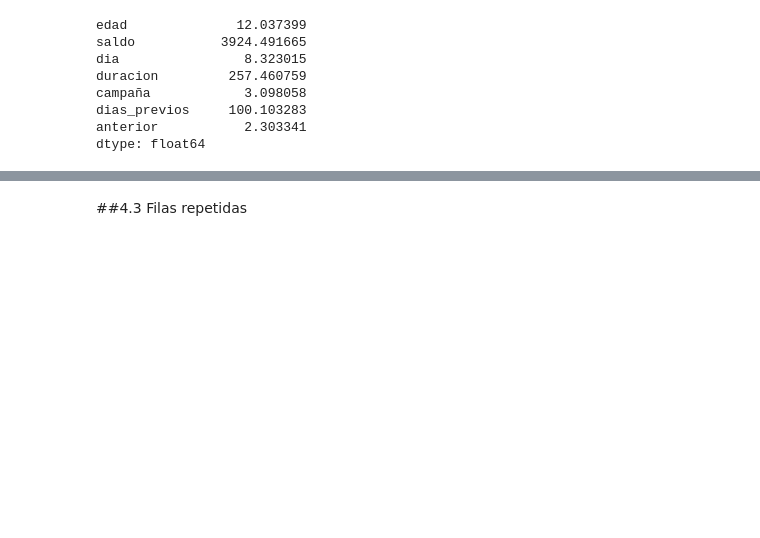
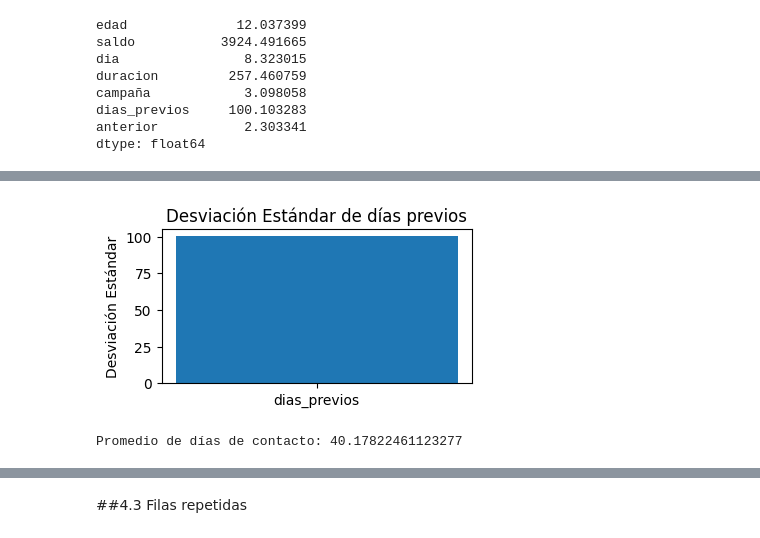
Before and after one commit to jarapha/TalentoTech, a Jupyter notebook: Laboratorio1_TalentoTech.ipynb, the cells around one changed output, grey strips where cells are left out. Drawn from its saved outputs; the diff is of its cells as text; code cells hidden in the pictures; blank space fills up the shorter version.

```diff
--- a/Laboratorio1_TalentoTech.ipynb
+++ b/Laboratorio1_TalentoTech.ipynb
@@ -371,8 +373,8 @@ dias_previos     100.103283
 anterior           2.303341
 dtype: float64
 # %%
-#desviacion estandar para la variable 'pdays'
-destd_pdays = data[['pdays']].std()
+#desviacion estandar para la variable 'dias_previos'
+destd_dias_previos = df[['dias_previos']].std()
 
 # Imprimir las desviaciones estándar
-print(destd_pdays)
+print(destd_dias_previos)
@@ -387,14 +394,18 @@ plt.show()
 # %%
-# Graficar la desviación estándar de 'pdays'
+# Graficar la desviación estándar de 'dias_previos'
 plt.figure(figsize=(4, 2))  # Configura el tamaño de la figura
-plt.bar('pdays', destd_pdays)  # Crea una barra para la desviación estándar de 'pdays'
-plt.title('Desviación Estándar de pdays')
+plt.bar('dias_previos', destd_dias_previos)  # Crea una barra para la desviación estándar de 'pdays'
+plt.title('Desviación Estándar de días previos')
 plt.ylabel('Desviación Estándar')
 plt.show()
+# %% [output]
+[figure, added]
 # %%
 # Calcula la media del atributo "pdays: dias de contacto al usuario antes de la campaña actual"
-media = data['pdays'].mean()
+media = df['dias_previos'].mean()
 
-print("Promedio de dias de contacto:", media)
+print("Promedio de días de contacto:", media)
+# %% [output]
+Promedio de días de contacto: 40.17822461123277
 # %%
 # Graficar un histograma del atributo "pdays"
```
Also changed, not shown: parts of 25 cells of this notebook.
